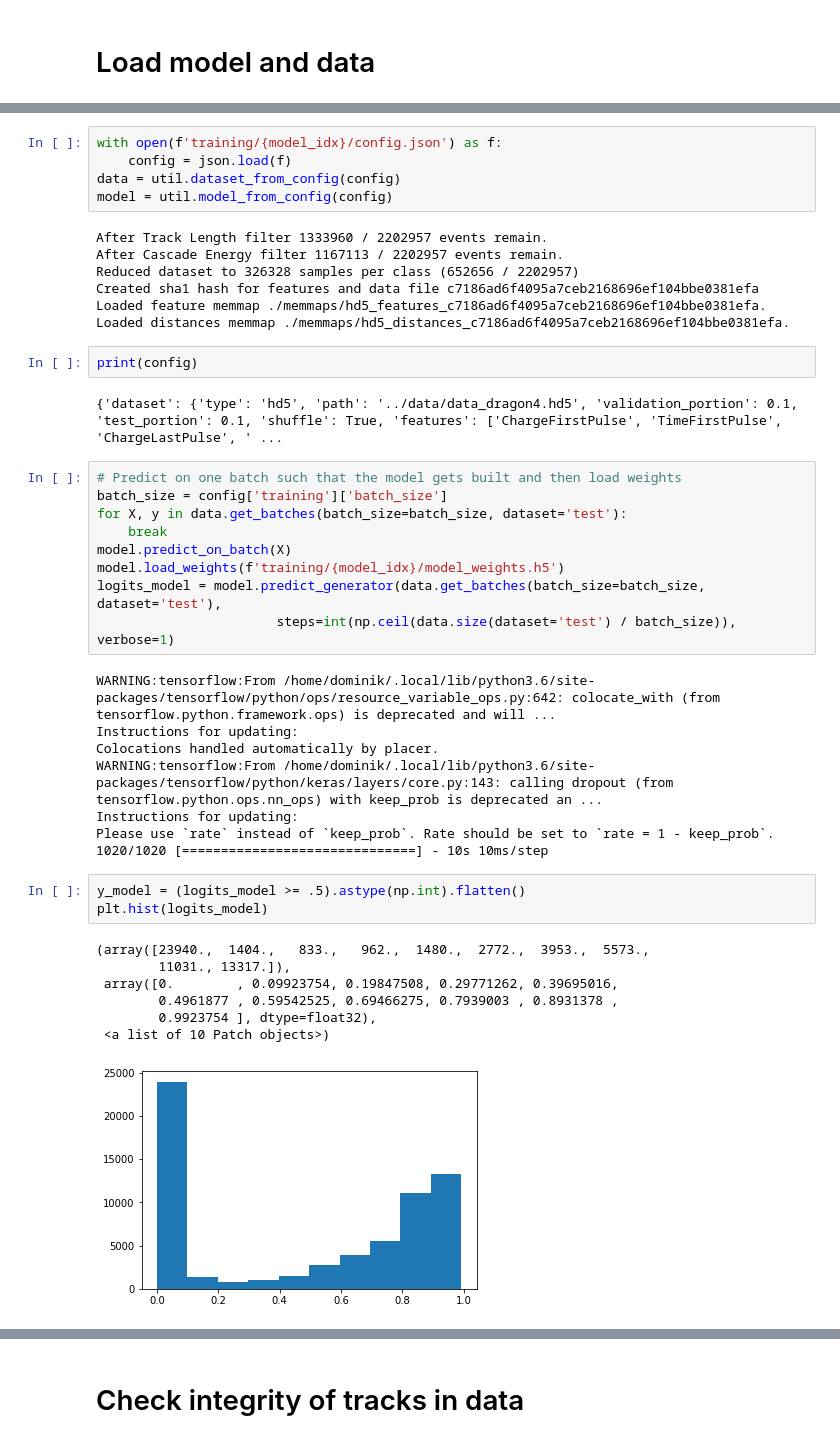
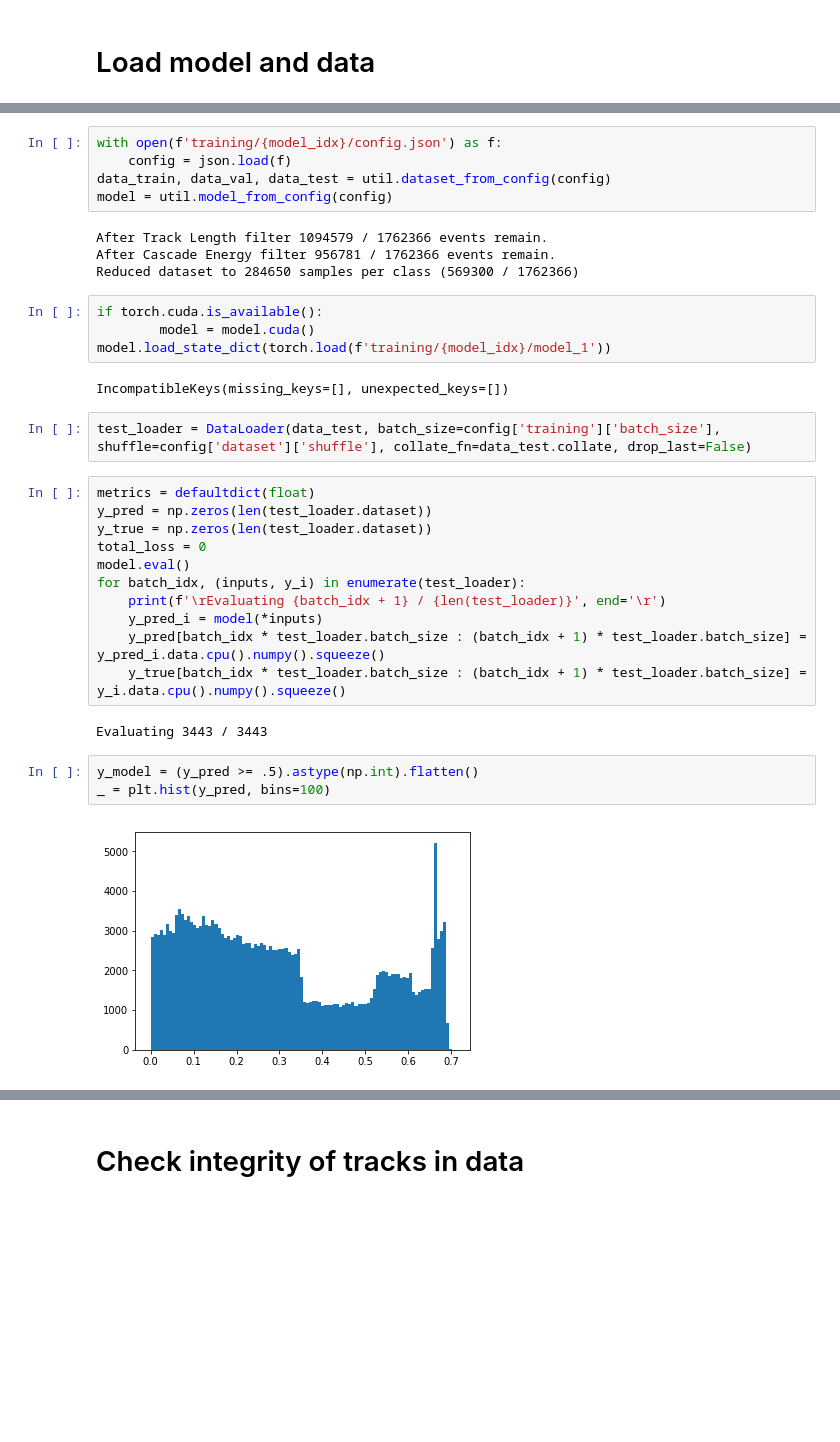
Before and after one commit to ruian1/NuIntClassification, a Jupyter notebook: baselines.ipynb, the cells around one changed output, grey strips where cells are left out. Drawn from its saved outputs; the diff is of its cells as text; blank space fills up the shorter version.

```diff
--- a/baselines.ipynb
+++ b/baselines.ipynb
@@ -16,44 +18,35 @@ model_idx = 'hd5-6181356400'
 # %%
 with open(f'training/{model_idx}/config.json') as f:
     config = json.load(f)
-data = util.dataset_from_config(config)
+data_train, data_val, data_test = util.dataset_from_config(config)
 model = util.model_from_config(config)
 # %% [output]
-After Track Length filter 1333960 / 2202957 events remain.
-After Cascade Energy filter 1167113 / 2202957 events remain.
-Reduced dataset to 326328 samples per class (652656 / 2202957)
-Created sha1 hash for features and data file c7186ad6f4095a7ceb2168696ef104bbe0381efa
-Loaded feature memmap ./memmaps/hd5_features_c7186ad6f4095a7ceb2168696ef104bbe0381efa.
-Loaded distances memmap ./memmaps/hd5_distances_c7186ad6f4095a7ceb2168696ef104bbe0381efa.
+After Track Length filter 1094579 / 1762366 events remain.
+After Cascade Energy filter 956781 / 1762366 events remain.
+Reduced dataset to 284650 samples per class (569300 / 1762366)
-# %%
-print(config)
-# %% [output]
-{'dataset': {'type': 'hd5', 'path': '../data/data_dragon4.hd5', 'validation_portion': 0.1, 'test_portion': 0.1, 'shuffle': True, 'features': ['ChargeFirstPulse', 'TimeFirstPulse', 'ChargeLastPulse', ' ...
-# %%
-# Predict on one batch such that the model gets built and then load weights
-batch_size = config['training']['batch_size']
-for X, y in data.get_batches(batch_size=batch_size, dataset='test'):
-    break
-model.predict_on_batch(X)
-model.load_weights(f'training/{model_idx}/model_weights.h5')
-logits_model = model.predict_generator(data.get_batches(batch_size=batch_size, dataset='test'),
-                       steps=int(np.ceil(data.size(dataset='test') / batch_size)), verbose=1)
-# %% [output]
-WARNING:tensorflow:From /home/dominik/.local/lib/python3.6/site-packages/tensorflow/python/ops/resource_variable_ops.py:642: colocate_with (from tensorflow.python.framework.ops) is deprecated and will ...
-Instructions for updating:
-Colocations handled automatically by placer.
-WARNING:tensorflow:From /home/dominik/.local/lib/python3.6/site-packages/tensorflow/python/keras/layers/core.py:143: calling dropout (from tensorflow.python.ops.nn_ops) with keep_prob is deprecated an ...
-Instructions for updating:
-Please use `rate` instead of `keep_prob`. Rate should be set to `rate = 1 - keep_prob`.
-1020/1020 [==============================] - 10s 10ms/step
+# %%
+if torch.cuda.is_available():
+        model = model.cuda()
+model.load_state_dict(torch.load(f'training/{model_idx}/model_1'))
+# %% [output]
+IncompatibleKeys(missing_keys=[], unexpected_keys=[])
+# %%
+test_loader = DataLoader(data_test, batch_size=config['training']['batch_size'], shuffle=config['dataset']['shuffle'], collate_fn=data_test.collate, drop_last=False)
+# %%
+metrics = defaultdict(float)
+y_pred = np.zeros(len(test_loader.dataset))
+y_true = np.zeros(len(test_loader.dataset))
+total_loss = 0
+model.eval()
+for batch_idx, (inputs, y_i) in enumerate(test_loader):
+    print(f'\rEvaluating {batch_idx + 1} / {len(test_loader)}', end='\r')
+    y_pred_i = model(*inputs)
+    y_pred[batch_idx * test_loader.batch_size : (batch_idx + 1) * test_loader.batch_size] = y_pred_i.data.cpu().numpy().squeeze()
+    y_true[batch_idx * test_loader.batch_size : (batch_idx + 1) * test_loader.batch_size] = y_i.data.cpu().numpy().squeeze()
+# %% [output]
+Evaluating 3443 / 3443
 # %%
-y_model = (logits_model >= .5).astype(np.int).flatten()
-plt.hist(logits_model)
+y_model = (y_pred >= .5).astype(np.int).flatten()
+_ = plt.hist(y_pred, bins=100)
 # %% [output]
-(array([23940.,  1404.,   833.,   962.,  1480.,  2772.,  3953.,  5573.,
-        11031., 13317.]),
- array([0.        , 0.09923754, 0.19847508, 0.29771262, 0.39695016,
-        0.4961877 , 0.59542525, 0.69466275, 0.7939003 , 0.8931378 ,
-        0.9923754 ], dtype=float32),
- <a list of 10 Patch objects>)
-[figure, old version]
+[figure, new version]
```
Also changed, not shown: parts of 28 cells of this notebook, 13 other files.
